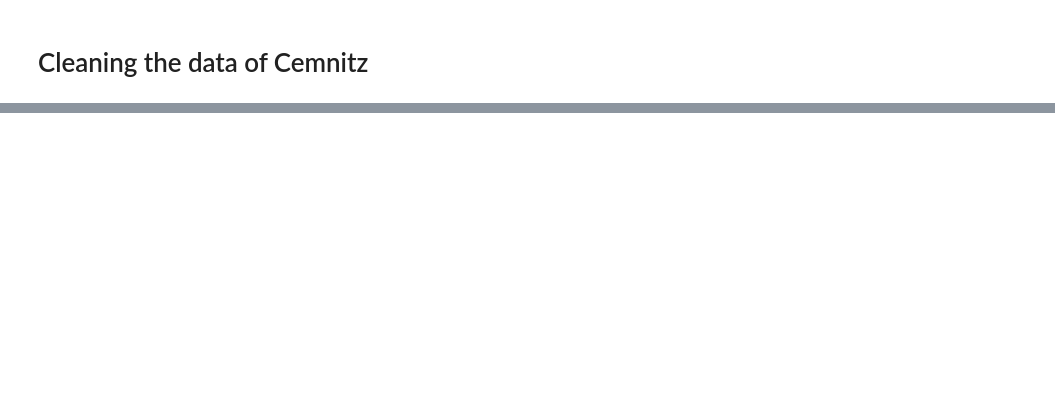
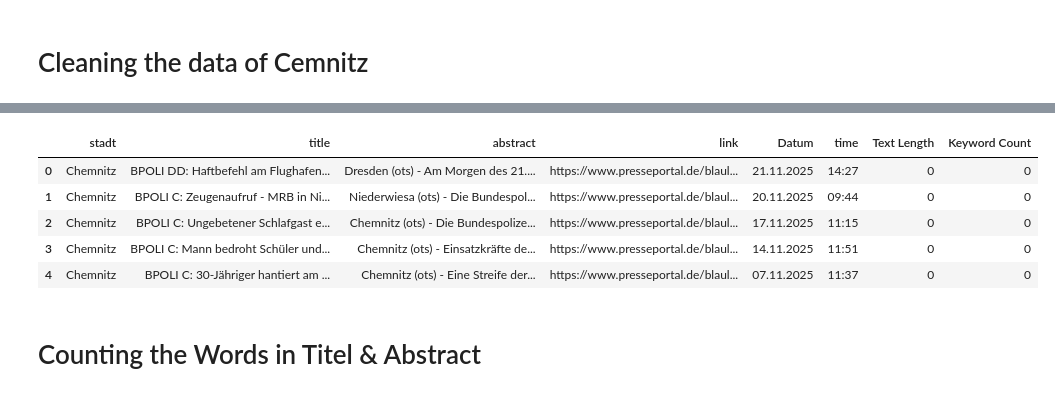
Before and after one commit to ichzann/DIS08_Data_modeling_7er_Gruppe, a Jupyter notebook: Daten_sets/blaulicht_scraping/clean_data_set.ipynb, the cells around one changed output, grey strips where cells are left out. Drawn from its saved outputs; the diff is of its cells as text; code cells hidden in the pictures; blank space fills up the shorter version.

```diff
--- a/Daten_sets/blaulicht_scraping/clean_data_set.ipynb
+++ b/Daten_sets/blaulicht_scraping/clean_data_set.ipynb
@@ -11,0 +26,13 @@ FileNotFoundError: [Errno 2] No such file or directory: '../Chemnitz_blaulicht_s
+# %%
+# Converting to a Data Frame
+cemnitz = pd.DataFrame(cemnitz)
+
+
+#Defining the regex rules
+
+rule_date = r"(\d{2}\.\d{2}\.\d{4})"
+rule_time = r"(\d{2}:\d{2})"
+
+# Redifining the sub parts of "datum" into Date and Time
+cemnitz["Datum"] = cemnitz["datum"].str.extract(rule_date)
+cemnitz["time"] = cemnitz["datum"].str.extract(rule_time)
@@ -11,0 +49,17 @@ FileNotFoundError: [Errno 2] No such file or directory: '../Chemnitz_blaulicht_s
+# %%
+# Old "datum" colum is dalated
+cemnitz = cemnitz.drop(columns="datum")
+# Adding essential colums
+cemnitz["Text Length"] = 0
+cemnitz["Keyword Count"] = 0
+
+cemnitz.head()
+# %% [output]
+|  | stadt | title | abstract | link | Datum | time | Text Length | Keyword Count |
+| 0 | Chemnitz | BPOLI DD: Haftbefehl am Flughafen... | Dresden (ots) - Am Morgen des 21.... | https://www.presseportal.de/blaul... | 21.11.2025 | 14:27 | 0 | 0 |
+| 1 | Chemnitz | BPOLI C: Zeugenaufruf - MRB in Ni... | Niederwiesa (ots) - Die Bundespol... | https://www.presseportal.de/blaul... | 20.11.2025 | 09:44 | 0 | 0 |
+| 2 | Chemnitz | BPOLI C: Ungebetener Schlafgast e... | Chemnitz (ots) - Die Bundespolize... | https://www.presseportal.de/blaul... | 17.11.2025 | 11:15 | 0 | 0 |
+| 3 | Chemnitz | BPOLI C: Mann bedroht Schüler und... | Chemnitz (ots) - Einsatzkräfte de... | https://www.presseportal.de/blaul... | 14.11.2025 | 11:51 | 0 | 0 |
+| 4 | Chemnitz | BPOLI C: 30-Jähriger hantiert am ... | Chemnitz (ots) - Eine Streife der... | https://www.presseportal.de/blaul... | 07.11.2025 | 11:37 | 0 | 0 |
+# %% [markdown]
+# Counting the Words in Titel & Abstract
```
Also changed, not shown: parts of 7 cells of this notebook, 1 other file.
